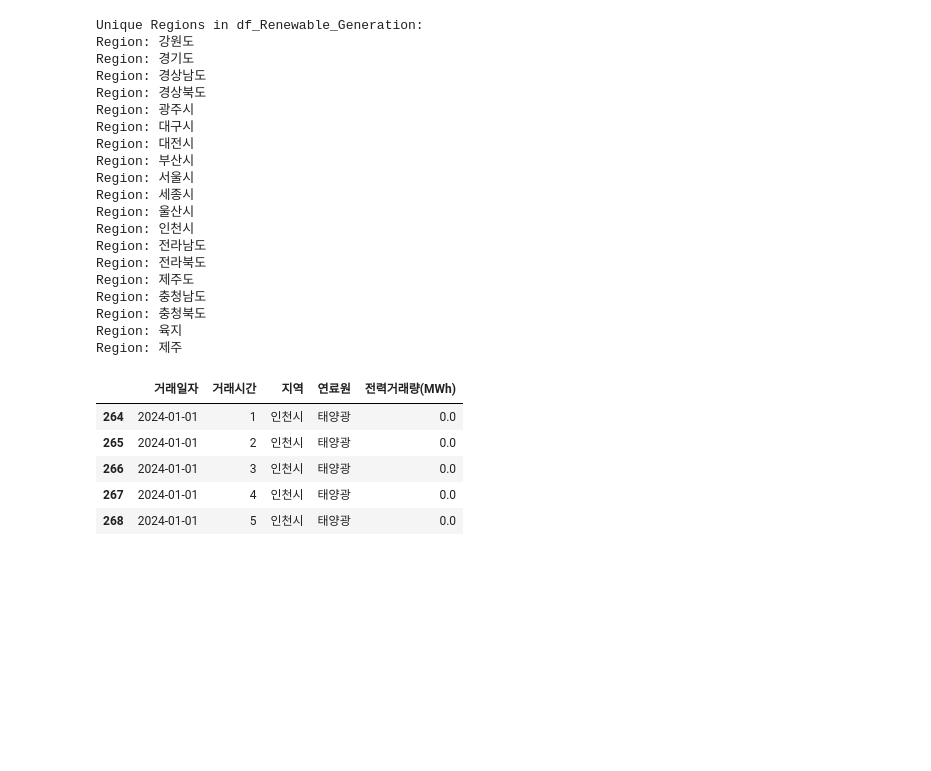
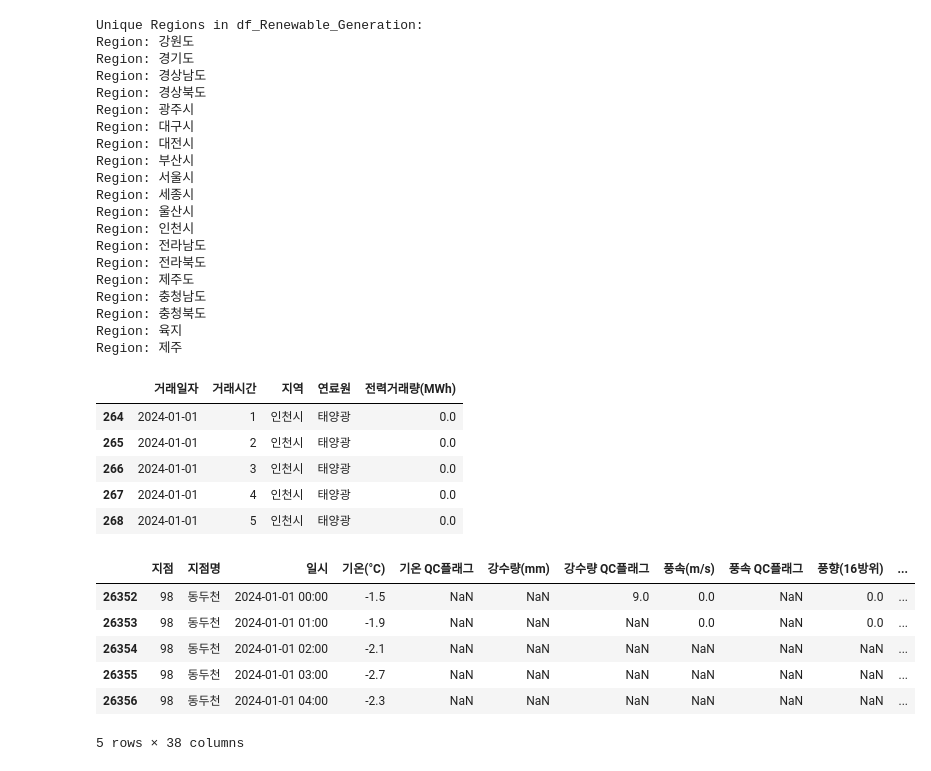
Before and after one commit to ccw23a/Wind_Renewable_Energy_Map, a Jupyter notebook: Python_Code/CSV_Dataset_Analysis_Base.ipynb, the cells around one changed output. Drawn from its saved outputs; the diff is of its cells as text; code cells hidden in the pictures; blank space fills up the shorter version.

Commit message:
renamed:    Python_Code/Dataset_Analysis.ipynb -> Python_Code/CSV_Dataset_Analysis_Base.ipynb 	new file:   Python_Code/CSV_Dataset_Analysis_Selected.ipynb

```diff
--- a/Python_Code/Dataset_Analysis.ipynb
+++ b/Python_Code/CSV_Dataset_Analysis_Base.ipynb
@@ -13,5 +13,5 @@ df_Renewable_Generation = pd.read_csv('../Dataset/한국전력거래소_지역
 # %%
-df_climate_ASOS_2024_Full = pd.read_csv('../Dataset/OBS_ASOS_TIM_20251215090557.csv', encoding='cp949', low_memory=False)
+df_climate_ASOS_2024_Full = pd.read_csv('../Dataset/Base/OBS_ASOS_TIM_20251215090557.csv', encoding='cp949', low_memory=False)
 # %% [markdown]
 ## Full Dataset View by Data Wrangler
 # %%
@@ -200,0 +203,13 @@ df_Renewable_Generation_Target.head()
+# %%
+# 기후 데이터에서 102, 112, 201, 98, 99, 119, 202, 203, 184, 185, 188, 189 추출
+
+df_climate_ASOS_2024_Selected = df_climate_ASOS_2024_Full[df_climate_ASOS_2024_Full['지점'].isin([102, 112, 201, 98, 99, 119, 202, 203, 184, 185, 188, 189])]
+df_climate_ASOS_2024_Selected.head()
+# %% [output]
+|  | 지점 | 지점명 | 일시 | 기온(°C) | 기온 QC플래그 | 강수량(mm) | 강수량 QC플래그 | 풍속(m/s) | 풍속 QC플래그 | 풍향(16방위) | ... |
+| 26352 | 98 | 동두천 | 2024-01-01 00:00 | -1.5 | NaN | NaN | 9.0 | 0.0 | NaN | 0.0 | ... |
+| 26353 | 98 | 동두천 | 2024-01-01 01:00 | -1.9 | NaN | NaN | NaN | 0.0 | NaN | 0.0 | ... |
+| 26354 | 98 | 동두천 | 2024-01-01 02:00 | -2.1 | NaN | NaN | NaN | NaN | NaN | NaN | ... |
+| 26355 | 98 | 동두천 | 2024-01-01 03:00 | -2.7 | NaN | NaN | NaN | NaN | NaN | NaN | ... |
+| 26356 | 98 | 동두천 | 2024-01-01 04:00 | -2.3 | NaN | NaN | NaN | NaN | NaN | NaN | ... |
+5 rows × 38 columns
```
Also changed, not shown: parts of 3 cells of this notebook, 1 other file.
